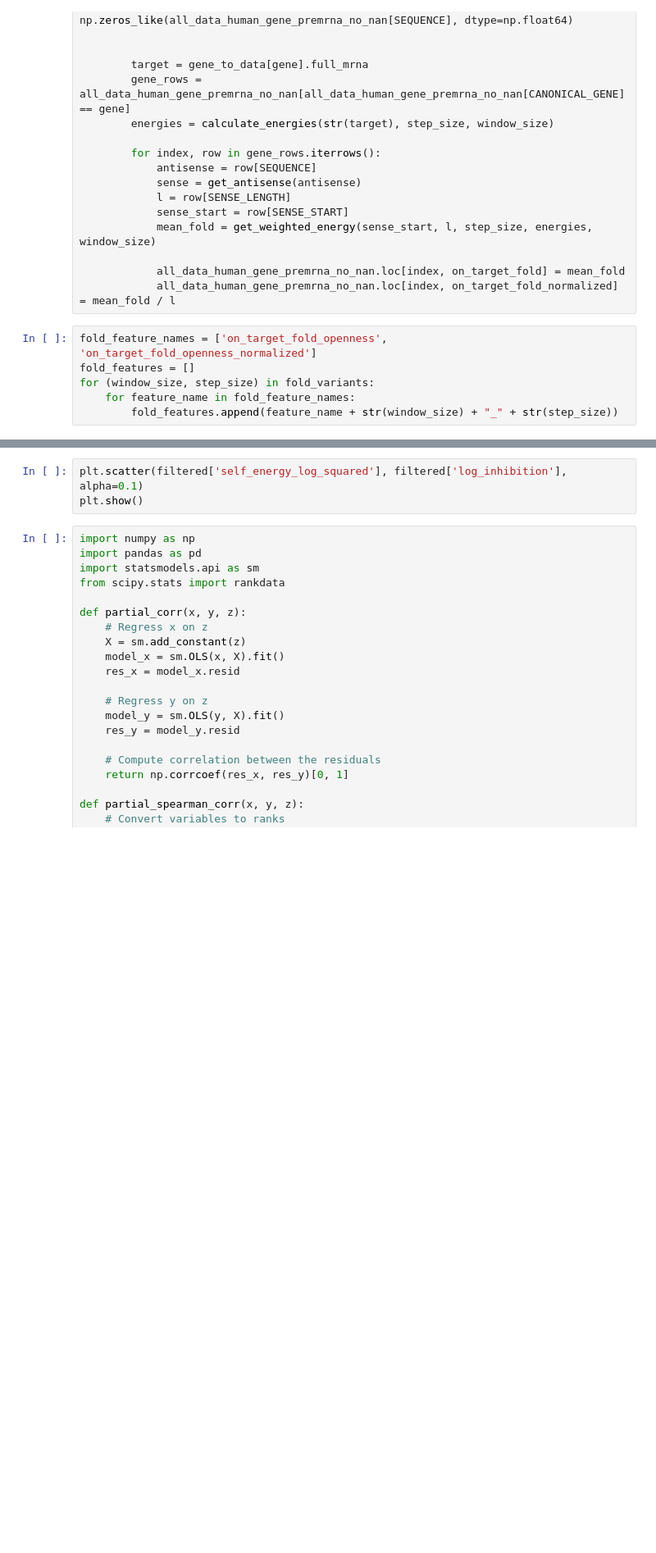
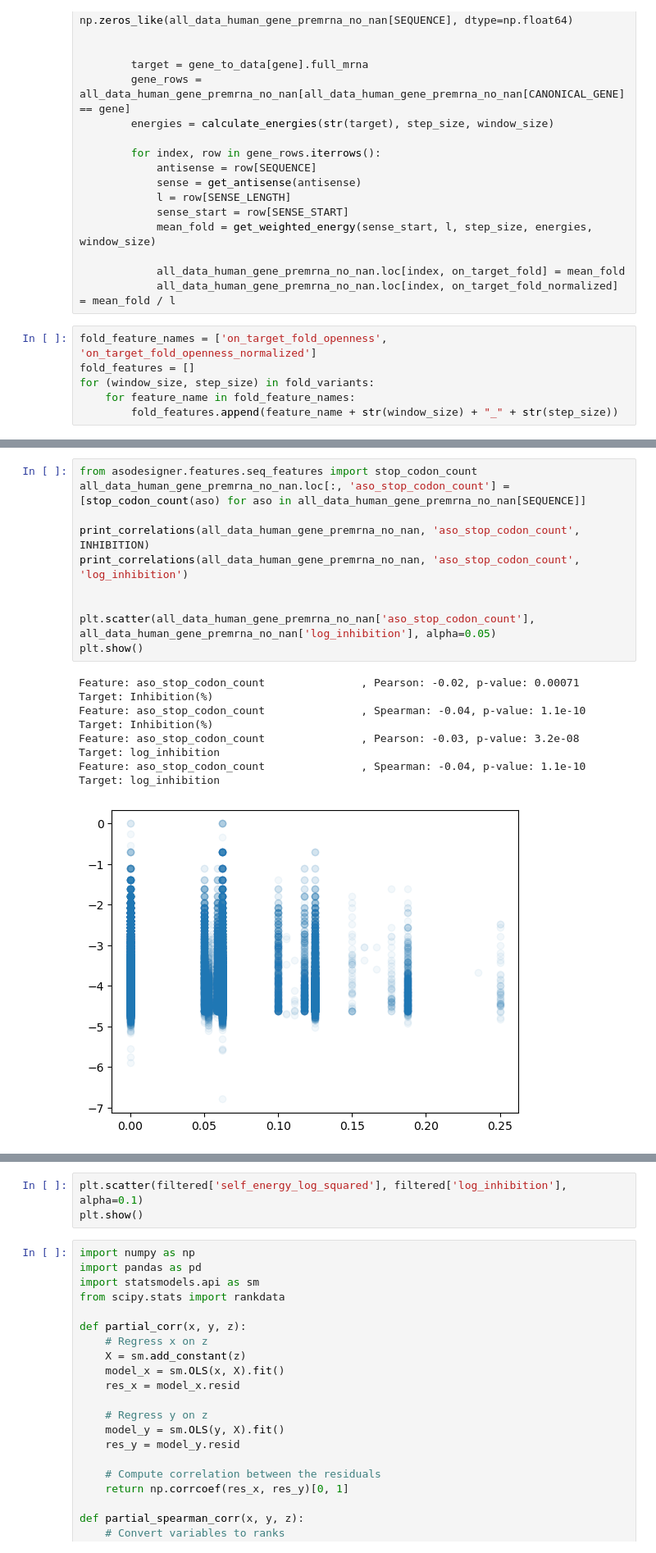
Before and after one commit to RedPenguin100/ASOdesign, a Jupyter notebook: scripts/play_with_all_data.ipynb, the cells around one changed output, grey strips where cells are left out. Shown at 82% size. Drawn from its saved outputs; the diff is of its cells as text; blank space fills up the shorter version.

```diff
--- a/scripts/play_with_all_data.ipynb
+++ b/scripts/play_with_all_data.ipynb
@@ -284,0 +455,16 @@ plt.show()
+# %%
+from asodesigner.features.seq_features import stop_codon_count
+all_data_human_gene_premrna_no_nan.loc[:, 'aso_stop_codon_count'] = [stop_codon_count(aso) for aso in all_data_human_gene_premrna_no_nan[SEQUENCE]]
+
+print_correlations(all_data_human_gene_premrna_no_nan, 'aso_stop_codon_count', INHIBITION)
+print_correlations(all_data_human_gene_premrna_no_nan, 'aso_stop_codon_count', 'log_inhibition')
+
+
+plt.scatter(all_data_human_gene_premrna_no_nan['aso_stop_codon_count'], all_data_human_gene_premrna_no_nan['log_inhibition'], alpha=0.05)
+plt.show()
+# %% [output]
+Feature: aso_stop_codon_count               , Pearson: -0.02, p-value: 0.00071    Target: Inhibition(%)
+Feature: aso_stop_codon_count               , Spearman: -0.04, p-value: 1.1e-10    Target: Inhibition(%)
+Feature: aso_stop_codon_count               , Pearson: -0.03, p-value: 3.2e-08    Target: log_inhibition
+Feature: aso_stop_codon_count               , Spearman: -0.04, p-value: 1.1e-10    Target: log_inhibition
+[figure, added]
```
Also changed, not shown: parts of 30 cells of this notebook.
